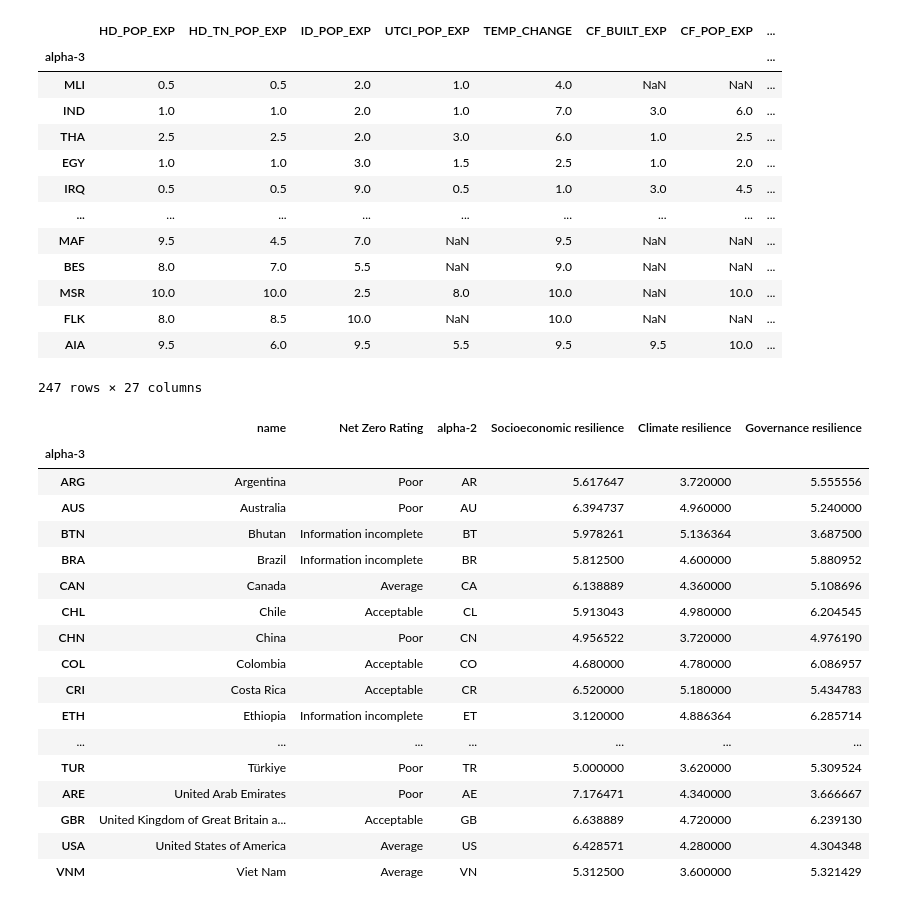
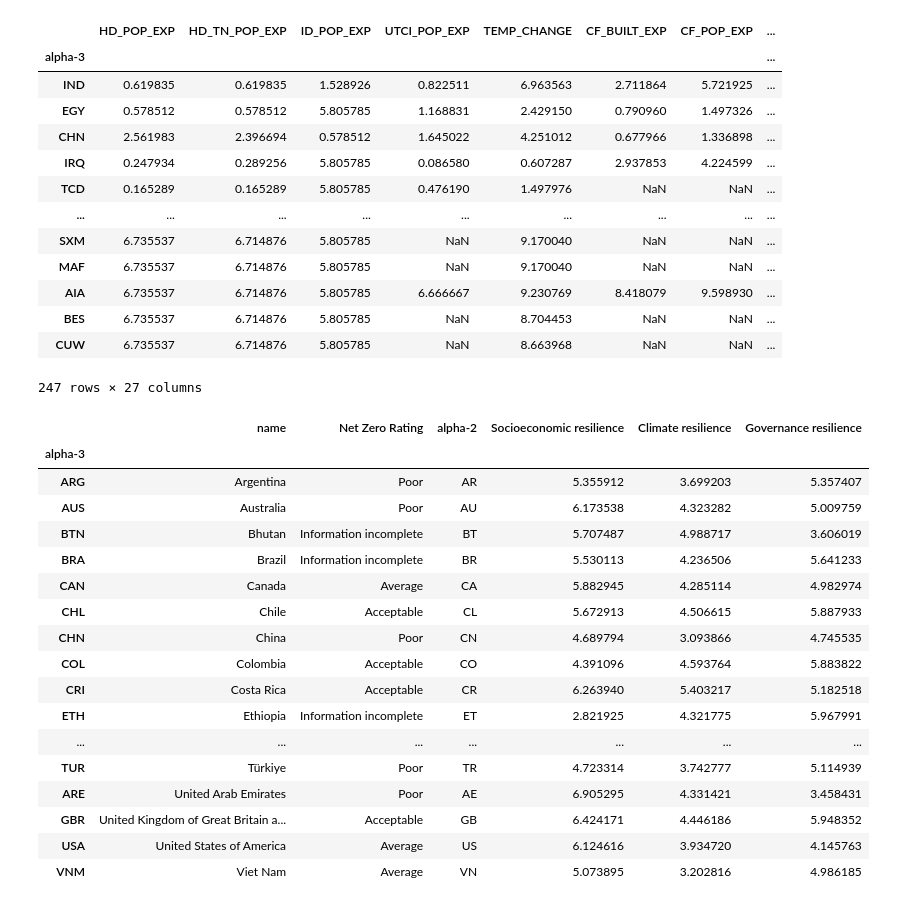
Before and after one commit to rodrigoms95/UNESCO_climate, a Jupyter notebook: code/quantile.ipynb, the cells around one changed output. Drawn from its saved outputs; the diff is of its cells as text; code cells hidden in the pictures.

```diff
--- a/code/quantile.ipynb
+++ b/code/quantile.ipynb
@@ -7,10 +6,10 @@ from matplotlib import pyplot as plt
 # %%
-catalog = "../../Bases_de_datos/Data_catalog.csv"
+path_catalog = "../../Bases_de_datos/Data_catalog.csv"
 iso = "../../Bases_de_datos/Country_ISO_code.csv"
 path_v = "../data/variables.csv"
 ix = "alpha-3"
 
-df_c = pd.read_csv(catalog)
+df_c = pd.read_csv(path_catalog)
 df_iso = pd.read_csv(iso).set_index(ix)
 data_0 = pd.DataFrame(index = df_iso.index)
 data_s   = data_0.copy()
@@ -99,48 +98,51 @@ for cat in df_v["Category"].unique():
                 ).drop_duplicates(ix, keep="last"
                 ).set_index(ix)["value"] / pop )
 
         # corregir random
-        data_q[v] = ( 1 + pd.qcut( data[v]
-            + np.random.random(data[v].shape[0])/10000, 20, labels = False ) )
+        #data_q[v] = ( 1 + pd.qcut( data[v]
+        #    + np.random.random(data[v].shape[0])/10000, 20, labels = False ) )
+        # corregir random
+        data_q[v] = stats.percentileofscore(
+            data[v], data[v], nan_policy = "omit" ) / 10
         if row.Negative_indicator:
-            data_q[v] = 21 - data_q[v]
+            data_q[v] = 10 - data_q[v]
 
-    data_q = data_q / 2
+    #data_q = data_q / 2
     data_q["Mean"] = data_q.mean(axis = 1)
     data_q["Count"] = data_q.count(axis = 1)
     data_q = data_q[ data_q["Count"] > 1 ].sort_values("Mean")
 
     if   cat == df_v["Category"].unique()[0]:
         data_q_s = data_q.copy()
         data_s   = data.copy()
         data_q_s.to_csv("../results/Deciles_Socioeconomico.csv", index = True)
         data_c.to_csv("../results/Valores_Socioeconomico.csv", index = True)
     elif cat == df_v["Category"].unique()[1]:
         data_q_c = data_q.copy()
         data_c   = data.copy()
         data_q_c.to_csv("../results/Deciles_Climatico.csv", index = True)
         data_c.to_csv("../results/Valores_Climatico.csv", index = True)
     elif cat == df_v["Category"].unique()[2]:
         data_q_g = data_q.copy()
         data_g   = data.copy()
         data_q_g.to_csv("../results/Deciles_Gobernanza.csv", index = True)
         data_g.to_csv("../results/Valores_Gobernanza.csv", index = True)
 
 data_q_c
 # %% [output]
 |  | HD_POP_EXP | HD_TN_POP_EXP | ID_POP_EXP | UTCI_POP_EXP | TEMP_CHANGE | CF_BUILT_EXP | CF_POP_EXP | ... |
 | alpha-3 |  |  |  |  |  |  |  | ... |
-| MLI | 0.5 | 0.5 | 2.0 | 1.0 | 4.0 | NaN | NaN | ... |
-| IND | 1.0 | 1.0 | 2.0 | 1.0 | 7.0 | 3.0 | 6.0 | ... |
-| THA | 2.5 | 2.5 | 2.0 | 3.0 | 6.0 | 1.0 | 2.5 | ... |
-| EGY | 1.0 | 1.0 | 3.0 | 1.5 | 2.5 | 1.0 | 2.0 | ... |
-| IRQ | 0.5 | 0.5 | 9.0 | 0.5 | 1.0 | 3.0 | 4.5 | ... |
+| IND | 0.619835 | 0.619835 | 1.528926 | 0.822511 | 6.963563 | 2.711864 | 5.721925 | ... |
+| EGY | 0.578512 | 0.578512 | 5.805785 | 1.168831 | 2.429150 | 0.790960 | 1.497326 | ... |
+| CHN | 2.561983 | 2.396694 | 0.578512 | 1.645022 | 4.251012 | 0.677966 | 1.336898 | ... |
+| IRQ | 0.247934 | 0.289256 | 5.805785 | 0.086580 | 0.607287 | 2.937853 | 4.224599 | ... |
+| TCD | 0.165289 | 0.165289 | 5.805785 | 0.476190 | 1.497976 | NaN | NaN | ... |
 | ... | ... | ... | ... | ... | ... | ... | ... | ... |
-| MAF | 9.5 | 4.5 | 7.0 | NaN | 9.5 | NaN | NaN | ... |
-| BES | 8.0 | 7.0 | 5.5 | NaN | 9.0 | NaN | NaN | ... |
-| MSR | 10.0 | 10.0 | 2.5 | 8.0 | 10.0 | NaN | 10.0 | ... |
-| FLK | 8.0 | 8.5 | 10.0 | NaN | 10.0 | NaN | NaN | ... |
-| AIA | 9.5 | 6.0 | 9.5 | 5.5 | 9.5 | 9.5 | 10.0 | ... |
+| SXM | 6.735537 | 6.714876 | 5.805785 | NaN | 9.170040 | NaN | NaN | ... |
+| MAF | 6.735537 | 6.714876 | 5.805785 | NaN | 9.170040 | NaN | NaN | ... |
+| AIA | 6.735537 | 6.714876 | 5.805785 | 6.666667 | 9.230769 | 8.418079 | 9.598930 | ... |
+| BES | 6.735537 | 6.714876 | 5.805785 | NaN | 8.704453 | NaN | NaN | ... |
+| CUW | 6.735537 | 6.714876 | 5.805785 | NaN | 8.663968 | NaN | NaN | ... |
 247 rows × 27 columns
 # %%
 res_names = [ "Socioeconomic resilience",
@@ -176,22 +178,22 @@ df_rnz
 # %% [output]
 |  | name | Net Zero Rating | alpha-2 | Socioeconomic resilience | Climate resilience | Governance resilience |
 | alpha-3 |  |  |  |  |  |  |
-| ARG | Argentina | Poor | AR | 5.617647 | 3.720000 | 5.555556 |
-| AUS | Australia | Poor | AU | 6.394737 | 4.960000 | 5.240000 |
-| BTN | Bhutan | Information incomplete | BT | 5.978261 | 5.136364 | 3.687500 |
-| BRA | Brazil | Information incomplete | BR | 5.812500 | 4.600000 | 5.880952 |
-| CAN | Canada | Average | CA | 6.138889 | 4.360000 | 5.108696 |
-| CHL | Chile | Acceptable | CL | 5.913043 | 4.980000 | 6.204545 |
-| CHN | China | Poor | CN | 4.956522 | 3.720000 | 4.976190 |
-| COL | Colombia | Acceptable | CO | 4.680000 | 4.780000 | 6.086957 |
-| CRI | Costa Rica | Acceptable | CR | 6.520000 | 5.180000 | 5.434783 |
-| ETH | Ethiopia | Information incomplete | ET | 3.120000 | 4.886364 | 6.285714 |
+| ARG | Argentina | Poor | AR | 5.355912 | 3.699203 | 5.357407 |
+| AUS | Australia | Poor | AU | 6.173538 | 4.323282 | 5.009759 |
+| BTN | Bhutan | Information incomplete | BT | 5.707487 | 4.988717 | 3.606019 |
+| BRA | Brazil | Information incomplete | BR | 5.530113 | 4.236506 | 5.641233 |
+| CAN | Canada | Average | CA | 5.882945 | 4.285114 | 4.982974 |
+| CHL | Chile | Acceptable | CL | 5.672913 | 4.506615 | 5.887933 |
+| CHN | China | Poor | CN | 4.689794 | 3.093866 | 4.745535 |
+| COL | Colombia | Acceptable | CO | 4.391096 | 4.593764 | 5.883822 |
+| CRI | Costa Rica | Acceptable | CR | 6.263940 | 5.403217 | 5.182518 |
+| ETH | Ethiopia | Information incomplete | ET | 2.821925 | 4.321775 | 5.967991 |
 | ... | ... | ... | ... | ... | ... | ... |
-| TUR | Türkiye | Poor | TR | 5.000000 | 3.620000 | 5.309524 |
-| ARE | United Arab Emirates | Poor | AE | 7.176471 | 4.340000 | 3.666667 |
-| GBR | United Kingdom of Great Britain a... | Acceptable | GB | 6.638889 | 4.720000 | 6.239130 |
-| USA | United States of America | Average | US | 6.428571 | 4.280000 | 4.304348 |
-| VNM | Viet Nam | Average | VN | 5.312500 | 3.600000 | 5.321429 |
+| TUR | Türkiye | Poor | TR | 4.723314 | 3.742777 | 5.114939 |
+| ARE | United Arab Emirates | Poor | AE | 6.905295 | 4.331421 | 3.458431 |
+| GBR | United Kingdom of Great Britain a... | Acceptable | GB | 6.424171 | 4.446186 | 5.948352 |
+| USA | United States of America | Average | US | 6.124616 | 3.934720 | 4.145763 |
+| VNM | Viet Nam | Average | VN | 5.073895 | 3.202816 | 4.986185 |
 # %%
 import plotly.express as px
 import plotly.graph_objects as go
```
Also changed, not shown: parts of 1 cell of this notebook, 4 other files.
